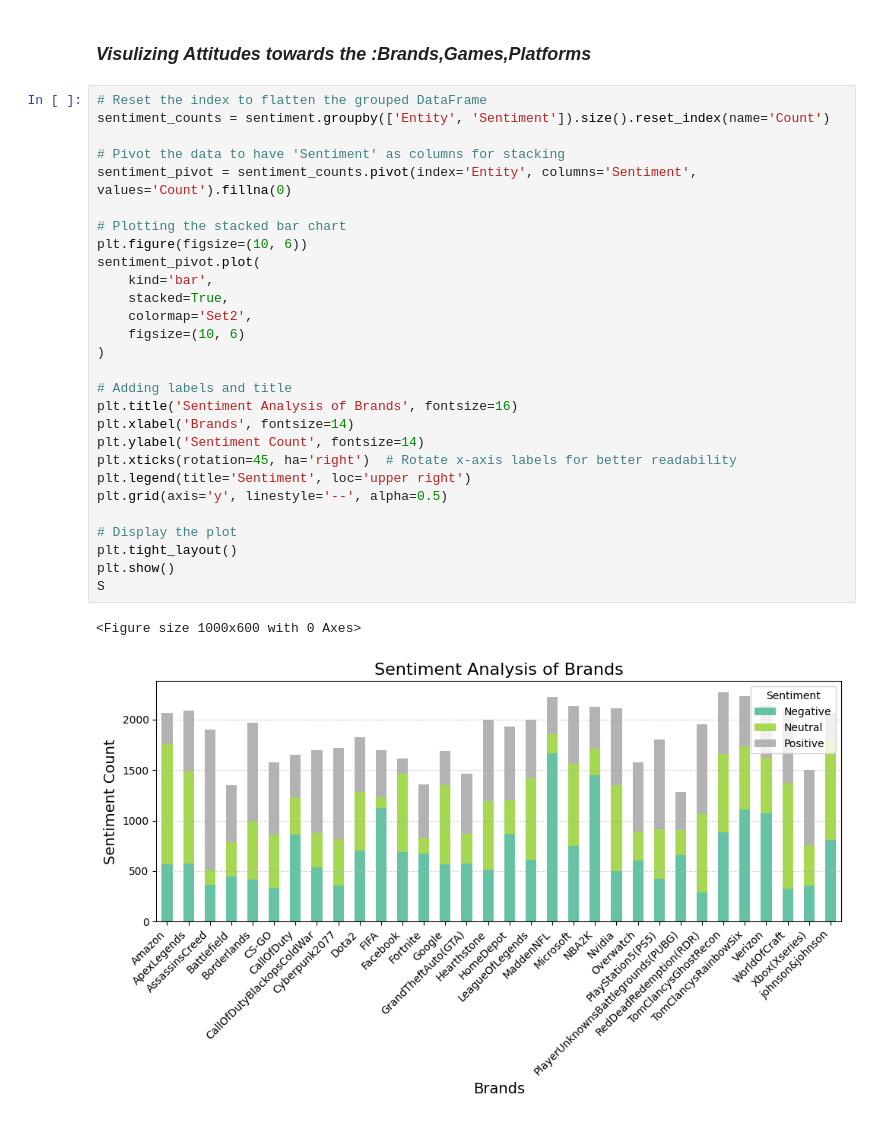
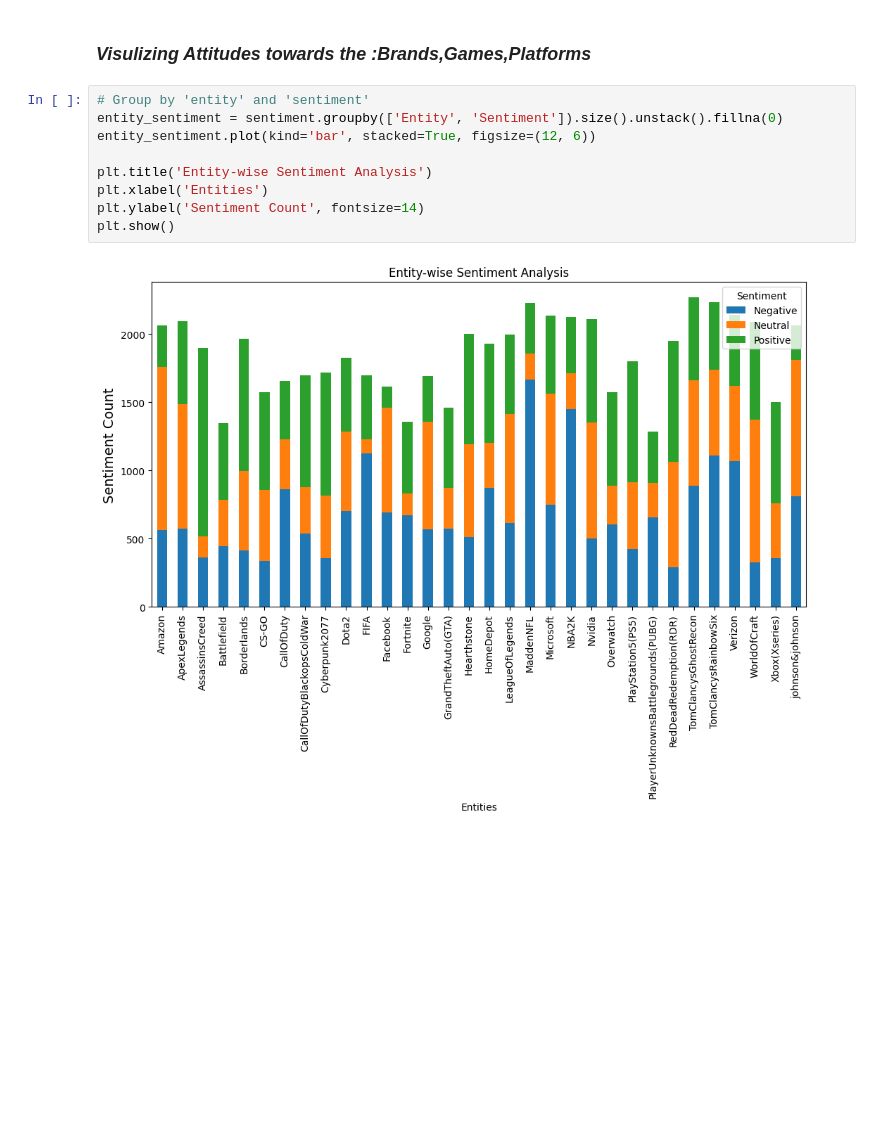
Before and after one commit to SnitTeshome/PRODIGY_DS_04, a Jupyter notebook: Task-04.ipynb, the cells around one changed output. Drawn from its saved outputs; the diff is of its cells as text; blank space fills up the shorter version.

```diff
--- a/Task-04.ipynb
+++ b/Task-04.ipynb
@@ -354,33 +434,13 @@ print(unique_entities)
 # %% [markdown]
 ### *Visulizing Attitudes towards the :Brands,Games,Platforms*
-# %%
-# Reset the index to flatten the grouped DataFrame
-sentiment_counts = sentiment.groupby(['Entity', 'Sentiment']).size().reset_index(name='Count')
-
-# Pivot the data to have 'Sentiment' as columns for stacking
-sentiment_pivot = sentiment_counts.pivot(index='Entity', columns='Sentiment', values='Count').fillna(0)
-
-# Plotting the stacked bar chart
-plt.figure(figsize=(10, 6))
-sentiment_pivot.plot(
-    kind='bar',
-    stacked=True,
-    colormap='Set2',
-    figsize=(10, 6)
-)
-
-# Adding labels and title
-plt.title('Sentiment Analysis of Brands', fontsize=16)
-plt.xlabel('Brands', fontsize=14)
-plt.ylabel('Sentiment Count', fontsize=14)
-plt.xticks(rotation=45, ha='right')  # Rotate x-axis labels for better readability
-plt.legend(title='Sentiment', loc='upper right')
-plt.grid(axis='y', linestyle='--', alpha=0.5)
-
-# Display the plot
-plt.tight_layout()
-plt.show()
-S
-# %% [output]
-<Figure size 1000x600 with 0 Axes>
-[figure, removed]
+# %%
+# Group by 'entity' and 'sentiment'
+entity_sentiment = sentiment.groupby(['Entity', 'Sentiment']).size().unstack().fillna(0)
+entity_sentiment.plot(kind='bar', stacked=True, figsize=(12, 6))
+
+plt.title('Entity-wise Sentiment Analysis')
+plt.xlabel('Entities')
+plt.ylabel('Sentiment Count', fontsize=14)
+plt.show()
+# %% [output]
+[figure, added]
```
Also changed, not shown: parts of 9 cells of this notebook.
